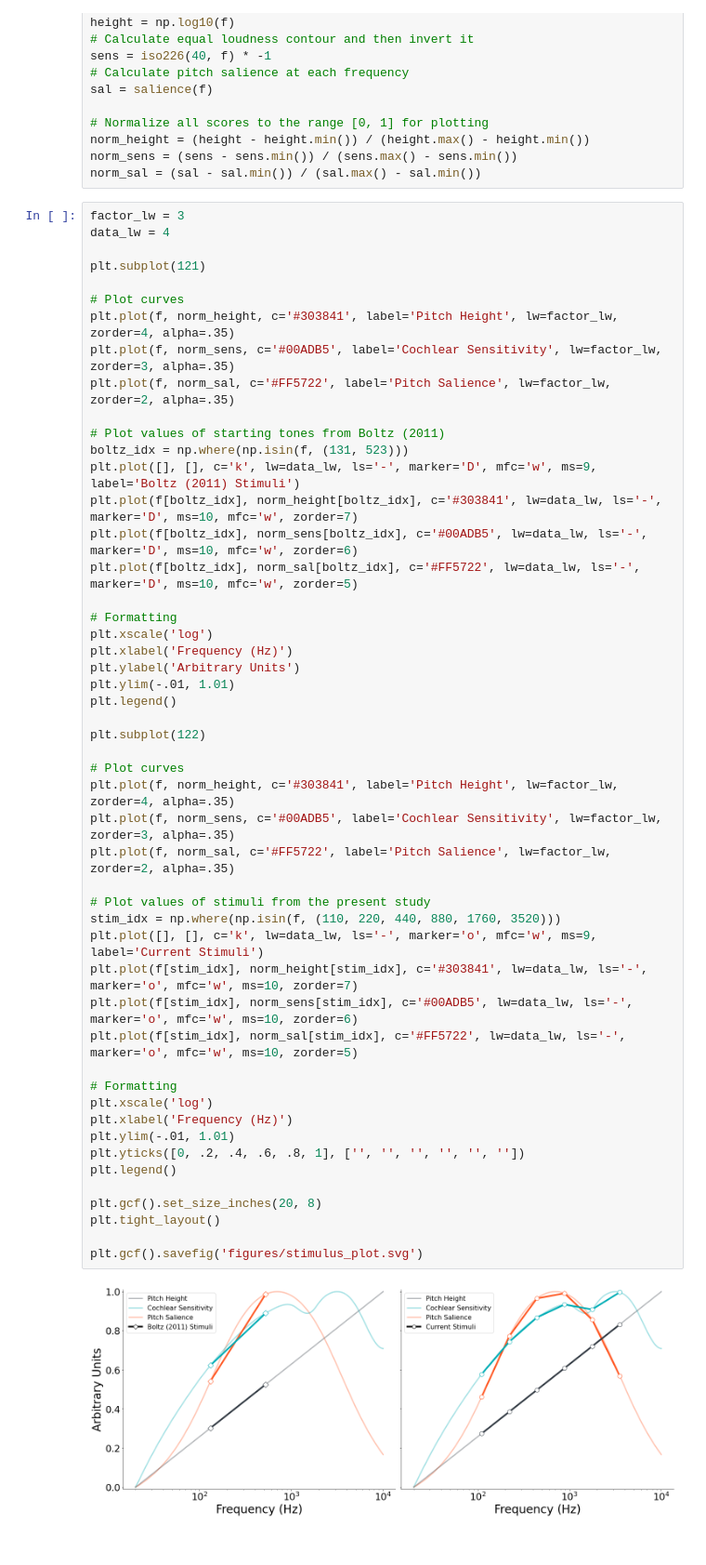
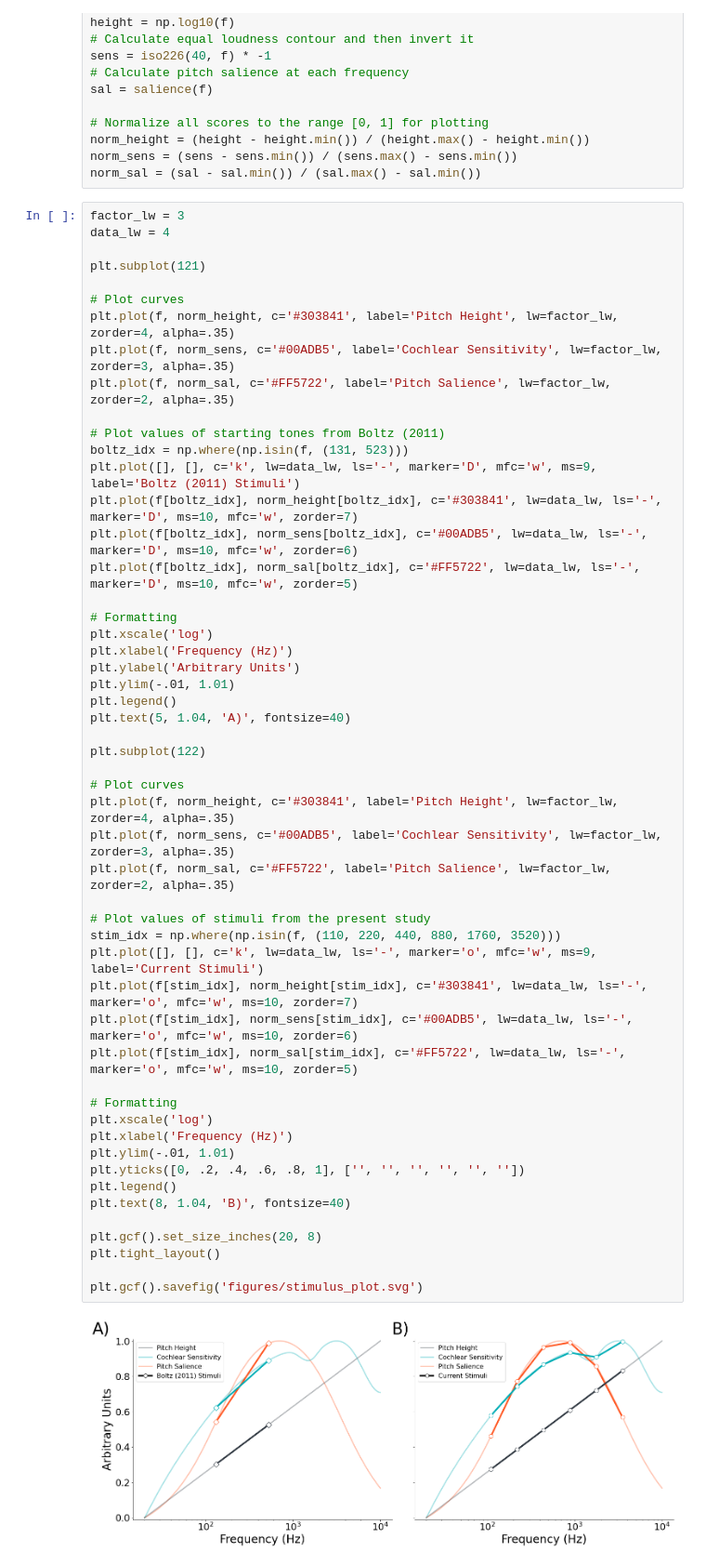
Before and after one commit to jpazdera/IllusoryTempo, a Jupyter notebook: E1/analysis/Pitch Plot.ipynb, the cells around one changed output. Shown: that part at 93% size. Cells and saved outputs as stored; diff of their text form.

Commit message:
Updated figure labels

```diff
--- a/E1/analysis/Pitch Plot.ipynb
+++ b/E1/analysis/Pitch Plot.ipynb
@@ -107,31 +107,33 @@ plt.xlabel('Frequency (Hz)')
 plt.ylabel('Arbitrary Units')
 plt.ylim(-.01, 1.01)
 plt.legend()
+plt.text(5, 1.04, 'A)', fontsize=40)
 
 plt.subplot(122)
 
 # Plot curves
 plt.plot(f, norm_height, c='#303841', label='Pitch Height', lw=factor_lw, zorder=4, alpha=.35)
 plt.plot(f, norm_sens, c='#00ADB5', label='Cochlear Sensitivity', lw=factor_lw, zorder=3, alpha=.35)
 plt.plot(f, norm_sal, c='#FF5722', label='Pitch Salience', lw=factor_lw, zorder=2, alpha=.35)
 
 # Plot values of stimuli from the present study
 stim_idx = np.where(np.isin(f, (110, 220, 440, 880, 1760, 3520)))
 plt.plot([], [], c='k', lw=data_lw, ls='-', marker='o', mfc='w', ms=9, label='Current Stimuli')
 plt.plot(f[stim_idx], norm_height[stim_idx], c='#303841', lw=data_lw, ls='-', marker='o', mfc='w', ms=10, zorder=7)
 plt.plot(f[stim_idx], norm_sens[stim_idx], c='#00ADB5', lw=data_lw, ls='-', marker='o', mfc='w', ms=10, zorder=6)
 plt.plot(f[stim_idx], norm_sal[stim_idx], c='#FF5722', lw=data_lw, ls='-', marker='o', mfc='w', ms=10, zorder=5)
 
 # Formatting
 plt.xscale('log')
 plt.xlabel('Frequency (Hz)')
 plt.ylim(-.01, 1.01)
 plt.yticks([0, .2, .4, .6, .8, 1], ['', '', '', '', '', ''])
 plt.legend()
+plt.text(8, 1.04, 'B)', fontsize=40)
 
 plt.gcf().set_size_inches(20, 8)
 plt.tight_layout()
 
 plt.gcf().savefig('figures/stimulus_plot.svg')
 # %% [output]
-[figure, old version]
+[figure, new version]
```
Also changed, not shown: 5 other files.
